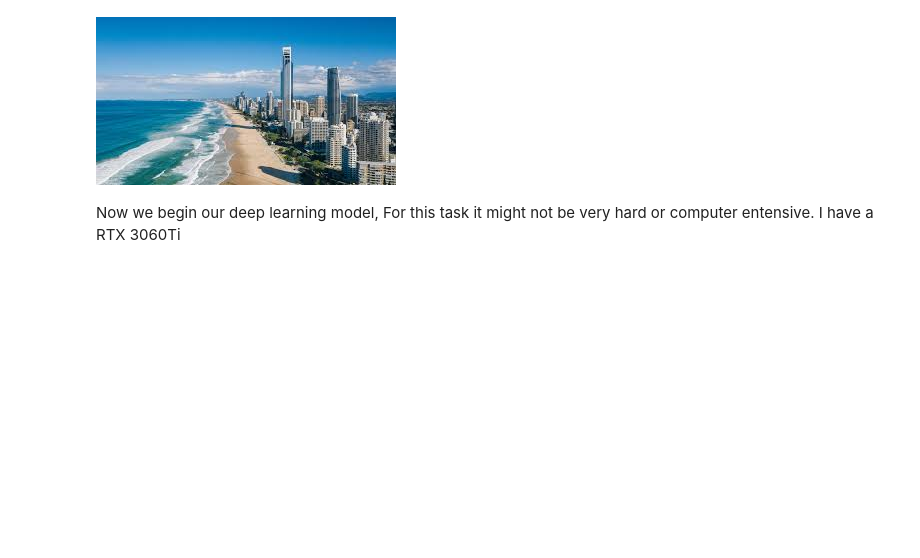
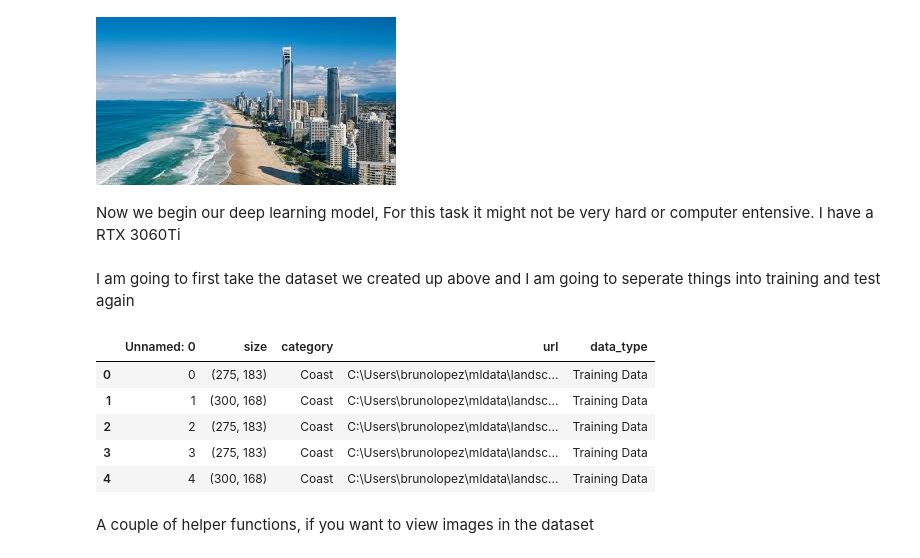
Before and after one commit to brunohlopez/machineLearning, a Jupyter notebook: landscape_classification/data_exploration.ipynb, the cells around one changed output. Cells and saved outputs as stored; diff of their text form; code cells hidden in the pictures; blank space fills up the shorter version.

```diff
--- a/landscape_classification/data_exploration.ipynb
+++ b/landscape_classification/data_exploration.ipynb
@@ -182,3 +188,17 @@ Image: 5 300 168
 [figure]
 # %% [markdown]
 Now we begin our deep learning model, For this task it might not be very hard or computer entensive. I have a RTX 3060Ti
+# %% [markdown]
+I am going to first take the dataset we created up above and I am going to seperate things into training and test again
+# %%
+loaded_dataset = pd.read_csv(r'C:\Users\brunolopez\mldata\landscape_recognition\metadata_images\image_metadata.csv')
+loaded_dataset.head()
+# %% [output]
+|  | Unnamed: 0 | size | category | url | data_type |
+| 0 | 0 | (275, 183) | Coast | C:\Users\brunolopez\mldata\landsc... | Training Data |
+| 1 | 1 | (300, 168) | Coast | C:\Users\brunolopez\mldata\landsc... | Training Data |
+| 2 | 2 | (275, 183) | Coast | C:\Users\brunolopez\mldata\landsc... | Training Data |
+| 3 | 3 | (275, 183) | Coast | C:\Users\brunolopez\mldata\landsc... | Training Data |
+| 4 | 4 | (300, 168) | Coast | C:\Users\brunolopez\mldata\landsc... | Training Data |
+# %% [markdown]
+A couple of helper functions, if you want to view images in the dataset
```
Also changed, not shown: parts of 22 cells of this notebook.
